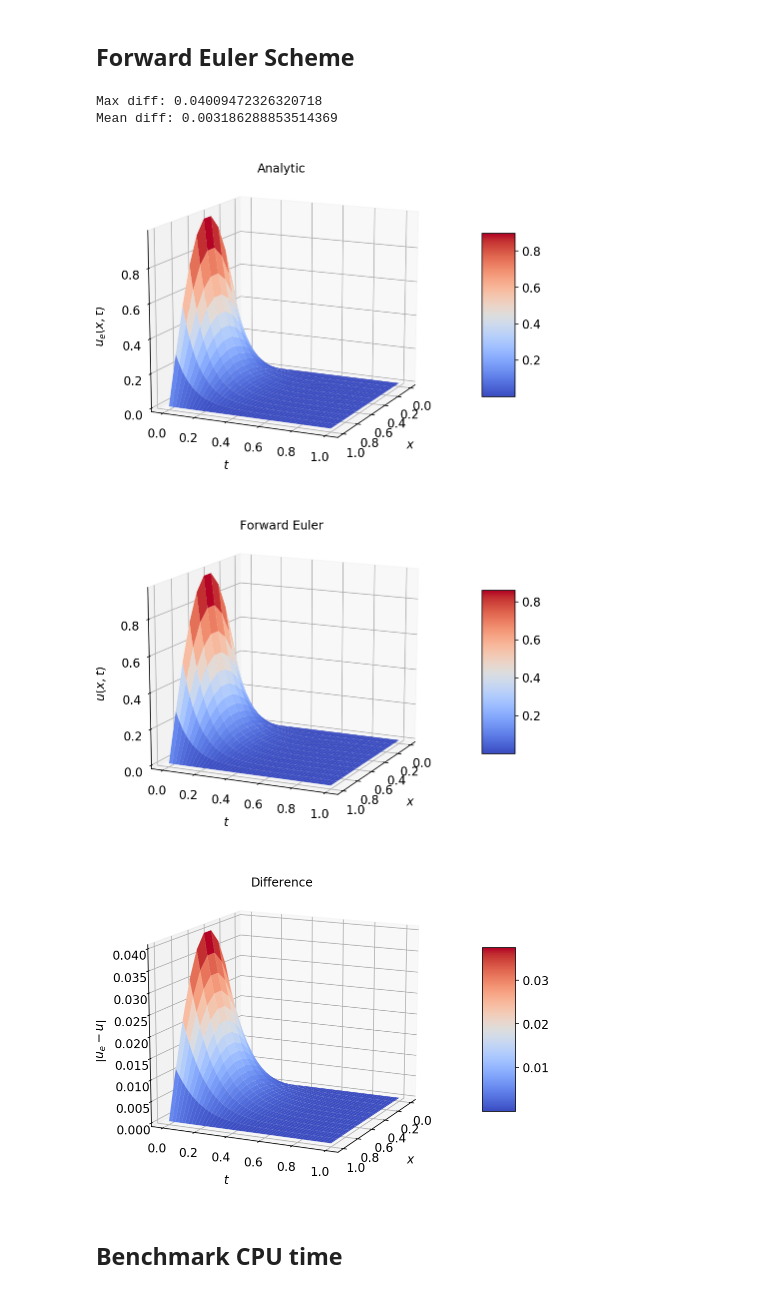
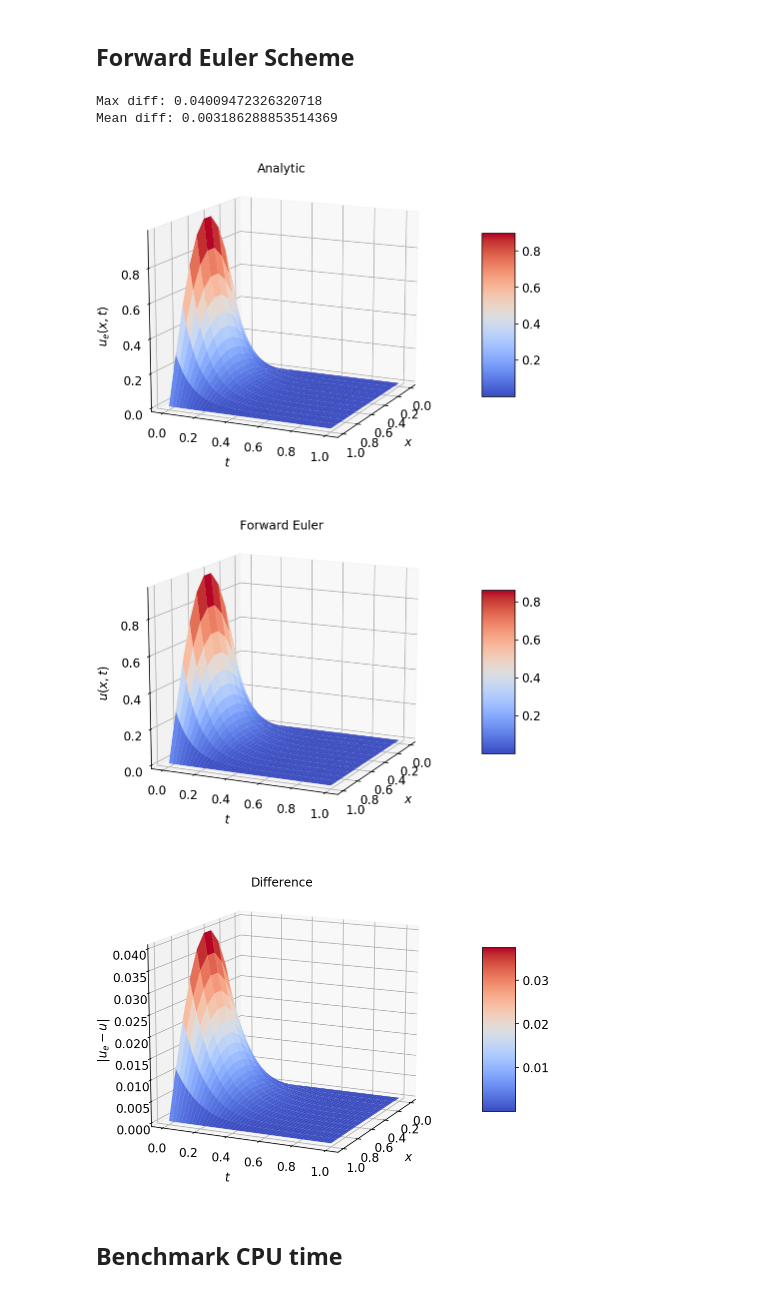
Before and after one commit to nicolossus/FYS-STK4155-Project3, a Jupyter notebook: notebooks/heat_pde_with_fe_and_tf.ipynb, the cells around one changed output. Cells and saved outputs as stored; diff of their text form; code cells hidden in the pictures.

```diff
--- a/notebooks/heat_pde_with_fe_and_tf.ipynb
+++ b/notebooks/heat_pde_with_fe_and_tf.ipynb
@@ -124,7 +97,6 @@ def u_exact(x, t):
 
     return np.sin(np.pi * x) * np.exp(-np.pi**2 * t)
 # %%
-start_time = time.perf_counter()
 u, x, t = diffusion_solver(I, alpha=1, L=1, Nx=11, T=1, F=0.5, udim='2D')
 x, t = np.meshgrid(x, t)
 ue = u_exact(x, t)
@@ -137,45 +109,45 @@ fig = plt.figure(figsize=(8, 6))
 ax = fig.gca(projection="3d")
 ax.set_title("Analytic")
 surf = ax.plot_surface(x, t, ue, cmap=cm.coolwarm)
 ax.zaxis.set_rotate_label(False)
-ax.set_xlabel("$x$")
-ax.set_ylabel("$t$")
-ax.set_zlabel("$u_e(x,t)$", rotation=90)
+ax.set_xlabel("$x$", labelpad=8)
+ax.set_ylabel("$t$", labelpad=8)
+ax.set_zlabel("$u_e(x,t)$", rotation=90, labelpad=8)
 ax.view_init(azim=25, elev=15)
 fig.colorbar(surf, shrink=0.5, aspect=5)
 fig.savefig(fig_path("heat_ana_fe.pdf"), bbox_inches='tight')
 
 fig = plt.figure(figsize=(8, 6))
 ax = fig.gca(projection="3d")
 ax.set_title("Forward Euler")
 surf = ax.plot_surface(x, t, u, cmap=cm.coolwarm)
 ax.zaxis.set_rotate_label(False)
-ax.set_xlabel("$x$")
-ax.set_ylabel("$t$")
-ax.set_zlabel("$u(x,t)$", rotation=90)
+ax.set_xlabel("$x$", labelpad=8)
+ax.set_ylabel("$t$", labelpad=8)
+ax.set_zlabel("$u(x,t)$", rotation=90, labelpad=8)
 ax.view_init(azim=25, elev=15)
 fig.colorbar(surf, shrink=0.5, aspect=5)
 fig.savefig(fig_path("heat_fe.pdf"), bbox_inches='tight')
 
 fig = plt.figure(figsize=(8, 6))
 ax = fig.gca(projection="3d")
 ax.set_title("Difference")
 surf = ax.plot_surface(x, t, diff, cmap=cm.coolwarm)
 ax.zaxis.set_rotate_label(False)
-ax.set_xlabel("$x$")
-ax.set_ylabel("$t$")
-ax.set_zlabel("$|u_e - u|$", rotation=90)
+ax.set_xlabel("$x$", labelpad=8)
+ax.set_ylabel("$t$", labelpad=8)
+ax.set_zlabel("$|u_e - u|$", rotation=90, labelpad=8)
 ax.view_init(azim=25, elev=15)
 fig.colorbar(surf, shrink=0.5, aspect=5)
 fig.savefig(fig_path("heat_diff_fe.pdf"), bbox_inches='tight')
 
 plt.show()
 # %% [output]
 Max diff: 0.04009472326320718
 Mean diff: 0.003186288853514369
-[figure, old version]
+[figure, new version]
-[figure, old version]
+[figure, new version]
-[figure, old version]
+[figure, new version]
 # %% [markdown]
 ## Benchmark CPU time
 # %%
```
Also changed, not shown: parts of 20 cells of this notebook, 17 other files.
